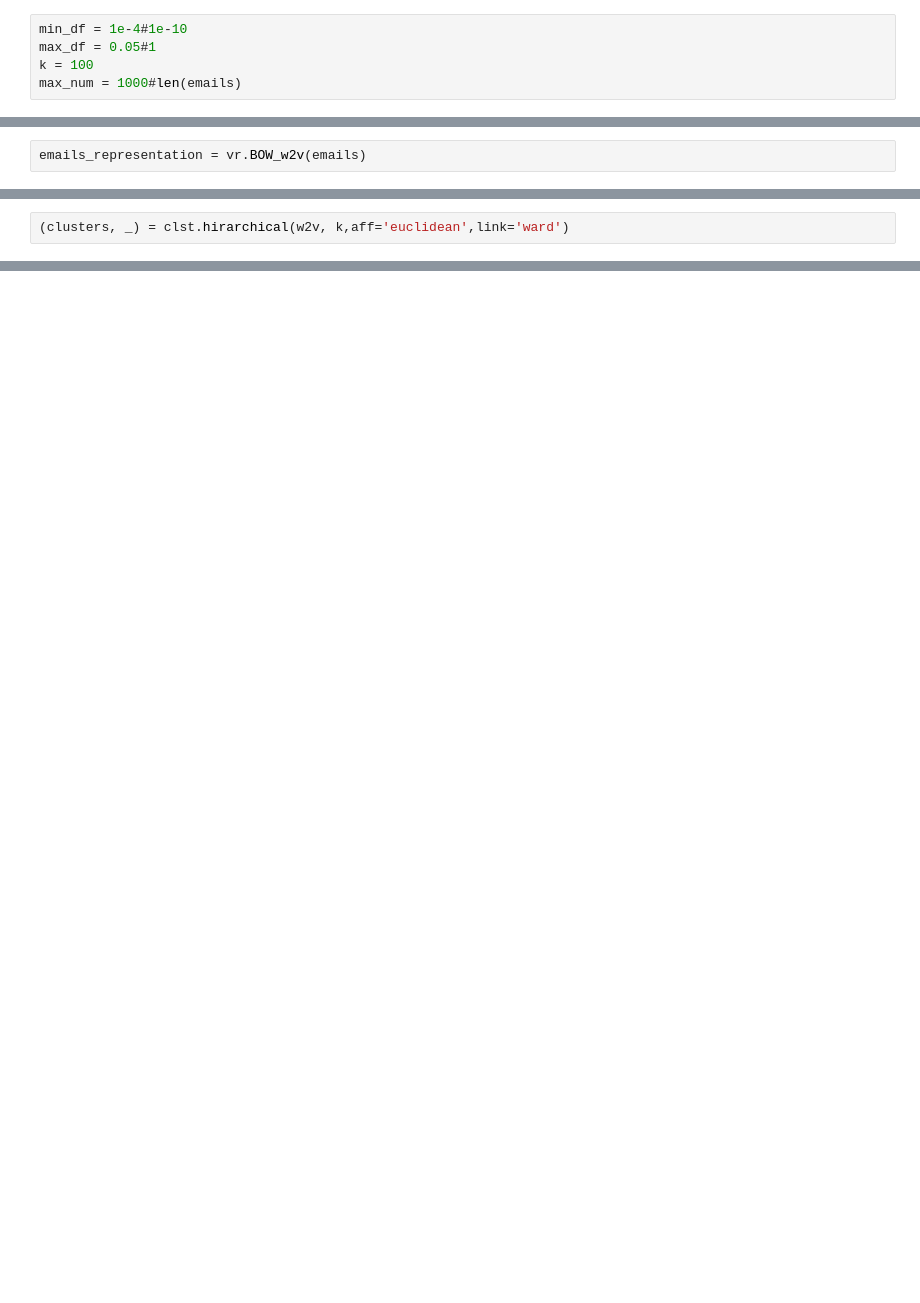
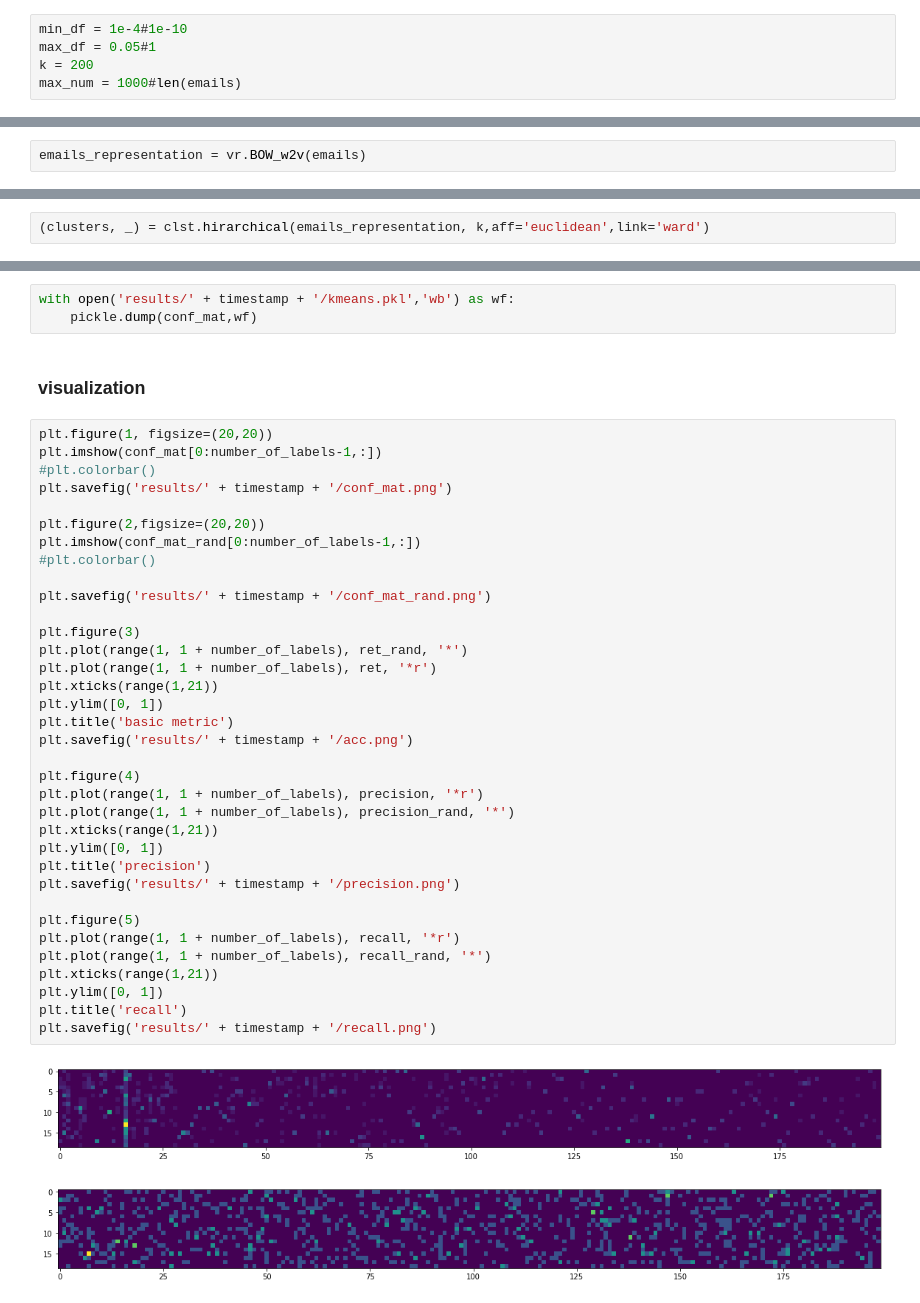
Before and after one commit to kobiweisberg/ds_project, a Jupyter notebook: main.ipynb, the cells around one changed output, grey strips where cells are left out. Drawn from its saved outputs; the diff is of its cells as text; blank space fills up the shorter version.

Commit message:
add hirarchical analysis and savefigs

```diff
--- a/main.ipynb
+++ b/main.ipynb
@@ -31,7 +35,7 @@ parmeters
 # %%
 min_df = 1e-4#1e-10
 max_df = 0.05#1
-k = 100
+k = 200
 max_num = 1000#len(emails)
 # %%
 newsgroups_train = fetch_20newsgroups(subset='train')
@@ -70,2 +86,2 @@ clusters,kmns_class = clst.kmeans(w2v,k)
 # %%
-(clusters, _) = clst.hirarchical(w2v, k,aff='euclidean',link='ward')
+(clusters, _) = clst.hirarchical(emails_representation, k,aff='euclidean',link='ward')
@@ -98,0 +134,43 @@ with open('results/' + timestamp + '/kmeans.pkl','wb') as wf:
+# %%
+with open('results/' + timestamp + '/kmeans.pkl','wb') as wf:
+    pickle.dump(conf_mat,wf)
+# %% [markdown]
+### visualization
+# %%
+plt.figure(1, figsize=(20,20))
+plt.imshow(conf_mat[0:number_of_labels-1,:])
+#plt.colorbar()
+plt.savefig('results/' + timestamp + '/conf_mat.png')
+
+plt.figure(2,figsize=(20,20))
+plt.imshow(conf_mat_rand[0:number_of_labels-1,:])
+#plt.colorbar()
+
+plt.savefig('results/' + timestamp + '/conf_mat_rand.png')
+
+plt.figure(3)
+plt.plot(range(1, 1 + number_of_labels), ret_rand, '*')
+plt.plot(range(1, 1 + number_of_labels), ret, '*r')
+plt.xticks(range(1,21))
+plt.ylim([0, 1])
+plt.title('basic metric')
+plt.savefig('results/' + timestamp + '/acc.png')
+
+plt.figure(4)
+plt.plot(range(1, 1 + number_of_labels), precision, '*r')
+plt.plot(range(1, 1 + number_of_labels), precision_rand, '*')
+plt.xticks(range(1,21))
+plt.ylim([0, 1])
+plt.title('precision')
+plt.savefig('results/' + timestamp + '/precision.png')
+
+plt.figure(5)
+plt.plot(range(1, 1 + number_of_labels), recall, '*r')
+plt.plot(range(1, 1 + number_of_labels), recall_rand, '*')
+plt.xticks(range(1,21))
+plt.ylim([0, 1])
+plt.title('recall')
+plt.savefig('results/' + timestamp + '/recall.png')
+# %% [output]
+[figure, added]
+[figure, added]
```
Also changed, not shown: parts of 25 cells of this notebook, 1 other file.
